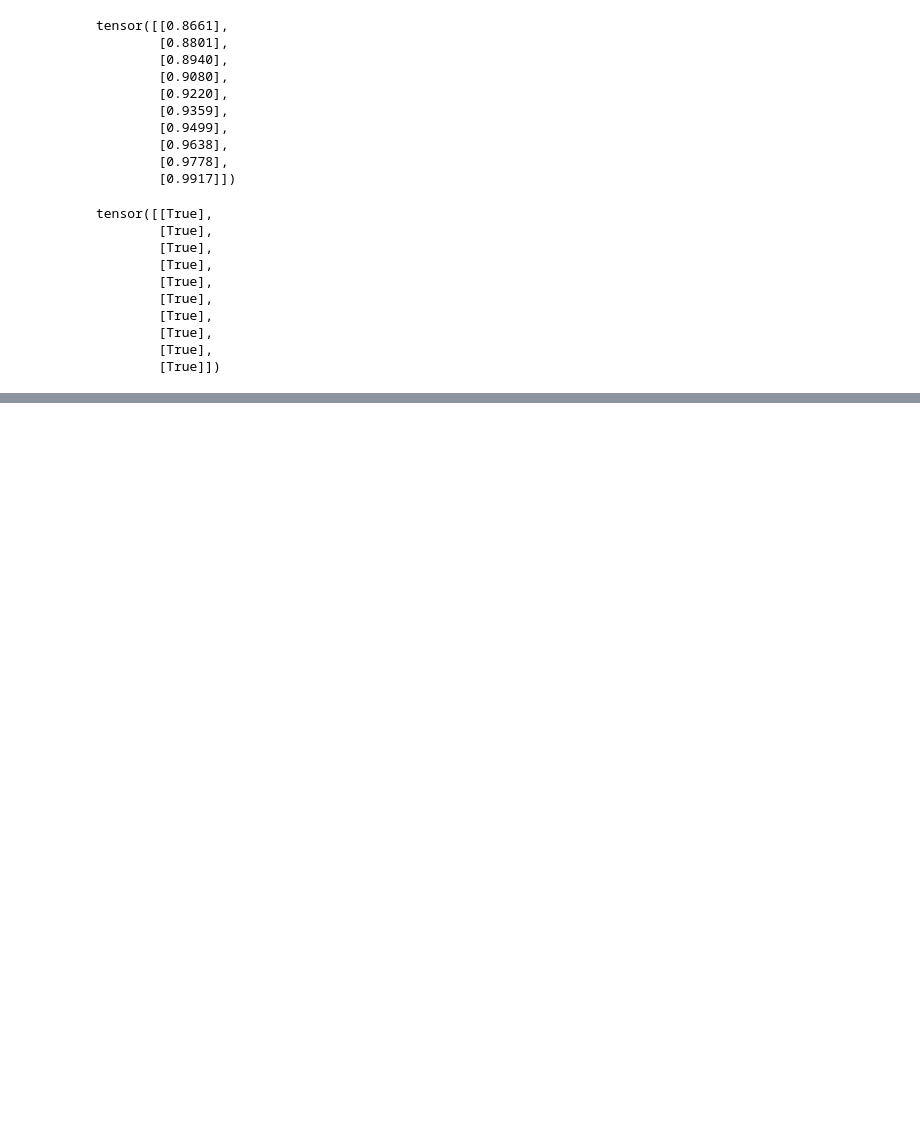
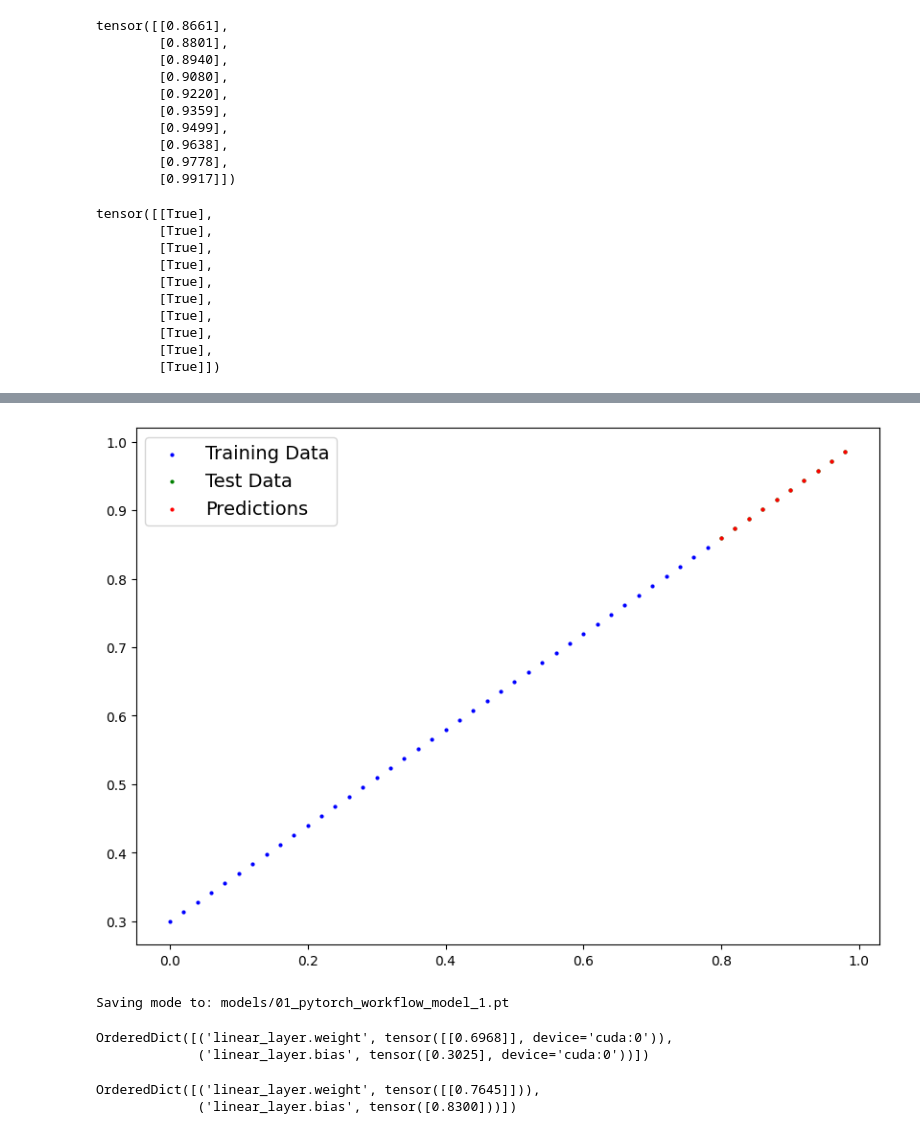
Before and after one commit to MuhammedUmerNazir/pytorch_code_snippets, a Jupyter notebook: 01_torch_workflow.ipynb, the cells around one changed output, grey strips where cells are left out. Drawn from its saved outputs; the diff is of its cells as text; code cells hidden in the pictures; blank space fills up the shorter version.

Commit message:
Putting everything together to make another model(_1)

```diff
--- a/01_torch_workflow.ipynb
+++ b/01_torch_workflow.ipynb
@@ -570,0 +651,6 @@ tensor([[True],
+# %%
+# Split the data
+train_split = int(0.8*len(X))
+X_train, y_train = X[:train_split], y[:train_split]
+X_test, y_test = X[train_split:], y[train_split:]
+len(X_train), len(y_train), len(X_test), len(y_test)
@@ -570,0 +669,17 @@ tensor([[True],
+# %%
+# Create a linear model by subclassing nn.Module
+class LinearRegressionModelV2(nn.Module):
+    def __init__(self):
+        super().__init__()
+        # Use nn.Linear() for creating the model parameters
+        self.linear_layer = nn.Linear(
+            in_features=1,
+            out_features=1)
+
+    def forward(self, x: torch.Tensor) -> torch.Tensor:
+        return self.linear_layer(x)
+
+# Set the manual seed
+torch.manual_seed(42)
+model_1 = LinearRegressionModelV2()
+model_1, model_1.state_dict()
@@ -570,0 +710,8 @@ tensor([[True],
+# %%
+# Setup loss funtion
+loss_fn = nn.L1Loss() # the same as MAE (Mean Absolute Error)
+
+# Setup our optimizers
+optimizer = torch.optim.SGD(
+    params=model_1.parameters(),
+    lr=0.01)
@@ -570,0 +795,8 @@ tensor([[True],
+# %%
+# Turn model into evaluation mode
+model_1.eval()
+
+# Make predictions on the test data
+with torch.inference_mode():
+    model_1_preds = model_1(X_test)
+model_1_preds
@@ -570,0 +818,35 @@ tensor([[True],
+# %%
+plot_predictions(predictions=model_1_preds.cpu())
+# %% [output]
+[figure, added]
+# %%
+# Saving and loading the model
+from pathlib import Path
+
+# 1. Create models directory
+MODEL_PATH = Path("models")
+MODEL_PATH.mkdir(parents=True, exist_ok=True)
+
+# 2. Create model save path
+MODEL_NAME = "01_pytorch_workflow_model_1.pt"
+MODEL_SAVE_PATH = MODEL_PATH / MODEL_NAME
+
+# MODEL_SAVE_PATH
+# 3. Save the model state dict
+print(f"Saving mode to: {MODEL_SAVE_PATH}")
+torch.save(obj=model_1.state_dict(),
+           f=MODEL_SAVE_PATH)
+# %% [output]
+Saving mode to: models/01_pytorch_workflow_model_1.pt
+# %%
+model_1.state_dict()
+# %% [output]
+OrderedDict([('linear_layer.weight', tensor([[0.6968]], device='cuda:0')),
+             ('linear_layer.bias', tensor([0.3025], device='cuda:0'))])
+# %%
+# Loading the model
+loaded_model_1 = LinearRegressionModelV2()
+loaded_model_1.state_dict()
+# %% [output]
+OrderedDict([('linear_layer.weight', tensor([[0.7645]])),
+             ('linear_layer.bias', tensor([0.8300]))])
```
Also changed, not shown: parts of 23 cells of this notebook, 1 other file.
